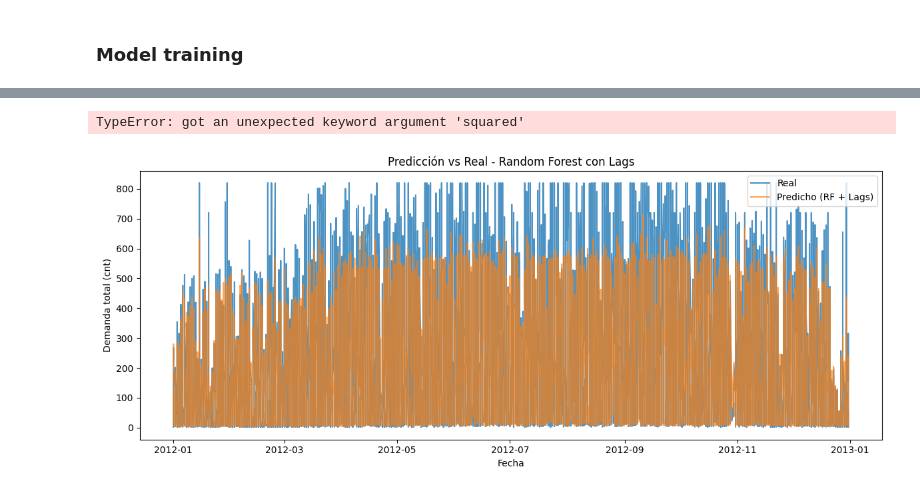
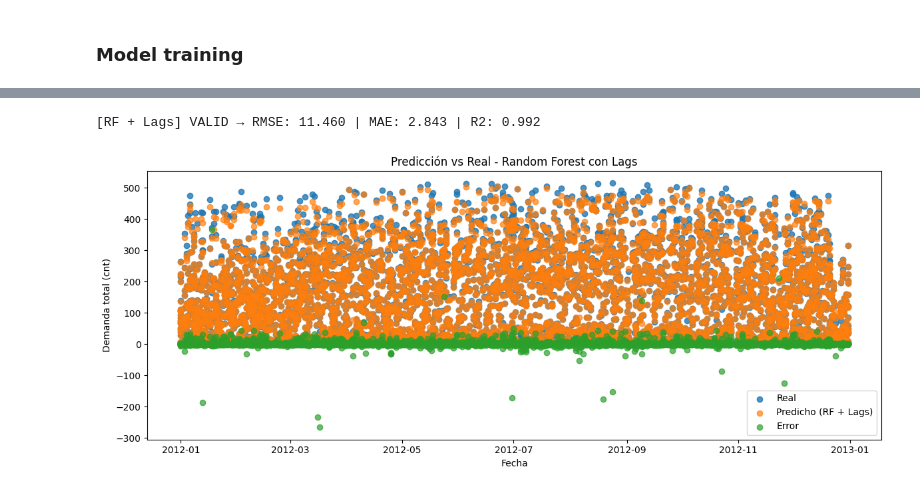
Before and after one commit to alcalderagl/bike_sharing_mlops, a Jupyter notebook: notebooks/02_feature_eng.ipynb, the cells around one changed output, grey strips where cells are left out. Drawn from its saved outputs; the diff is of its cells as text; code cells hidden in the pictures.

```diff
--- a/notebooks/02_feature_eng.ipynb
+++ b/notebooks/02_feature_eng.ipynb
@@ -36,6 +40,7 @@ memory usage: 2.4+ MB
 # fechas
 if not np.issubdtype(df_fe['dteday'].dtype, np.datetime64):
     df_fe['dteday'] = pd.to_datetime(df_fe['dteday'], errors='coerce')
+    df_no_outliers['dteday'] = pd.to_datetime(df_no_outliers['dteday'], errors='coerce')
 
 # datos con tipo de dato entero
 for c in ['season','yr','mnth','hr','holiday','weekday','workingday','weathersit','instant']:
@@ -180,6 +193,7 @@ Name: cnt, dtype: float64
 # %%
 # Eliminar variables redundantes
-to_drop = ['dayofyear', 'atemp', 'wind_sq', 'doy_sin', 'doy_cos']
+#to_drop = ['dayofyear', 'atemp', 'wind_sq', 'doy_sin', 'doy_cos']
+to_drop=['dayofyear','is_weekend','atemp','wind_sq','doy_sin','doy_cos']
 df_selected = df_model.drop(columns=to_drop, errors='ignore')
 
 print("Shape antes:", df_model.shape)
@@ -278,6 +292,13 @@ features_final = [
     'weathersit_2.0', 'weathersit_3.0', 'weathersit_4.0',
     'temp_diff', 'temp_x_hum'
 ]
+
+features_final=[
+    'registered', 'casual', 'hr',
+    'hr_cos','hr_sin','temp',
+    'hum','temp_diff','instant','season',
+    'weekday_3.0','temp_diff','mnth','windspeed'
+]
 # %% [markdown]
 ### Model training
 # %%
@@ -289,6 +310,9 @@ df_m = df_selected.copy()
 df_m['dteday'] = pd.to_datetime(df_m['dteday'], errors='coerce')
 for c in features_final + ['cnt']:
     df_m[c] = pd.to_numeric(df_m[c], errors='coerce')
+
+# Eliminar filas donde 'dteday' es NaT antes de usar .dt
+df_m = df_m.dropna(subset=['dteday'])
 
 # 3) split temporal
 train = df_m[df_m['dteday'].dt.year == 2011].copy()
@@ -396,27 +422,29 @@ y_valid = valid['cnt'].astype(float)
 rf.fit(X_train, y_train)
 pred_rf = rf.predict(X_valid)
 
-rmse = mean_squared_error(y_valid, pred_rf, squared=False)
+rmse = root_mean_squared_error(y_valid, pred_rf)
 mae  = mean_absolute_error(y_valid, pred_rf)
 r2   = r2_score(y_valid, pred_rf)
 
 print(f"[RF + Lags] VALID → RMSE: {rmse:.3f} | MAE: {mae:.3f} | R2: {r2:.3f}")
 # %% [output]
-TypeError: got an unexpected keyword argument 'squared'
+[RF + Lags] VALID → RMSE: 11.460 | MAE: 2.843 | R2: 0.992
 # %%
 import matplotlib.pyplot as plt
 
 plt.figure(figsize=(12,5))
-plt.plot(valid['dteday'], y_valid, label='Real', alpha=0.8)
-plt.plot(valid['dteday'], pred_rf, label='Predicho (RF + Lags)', alpha=0.7)
+plt.scatter(valid['dteday'], y_valid, label='Real', alpha=0.8)
+plt.scatter(valid['dteday'], pred_rf, label='Predicho (RF + Lags)', alpha=0.7)
+plt.scatter(valid['dteday'], y_valid-pred_rf, label='Error', alpha=0.7)
+#plt.errorbar(valid['dteday'], pred_rf, yerr=rmse, fmt='o', color='gray', alpha=0.3, label='Error (RMSE)')
 plt.title('Predicción vs Real - Random Forest con Lags')
 plt.xlabel('Fecha')
 plt.ylabel('Demanda total (cnt)')
 plt.legend()
 plt.tight_layout()
 plt.show()
 # %% [output]
-[figure, old version]
+[figure, new version]
 # %%
 import joblib
 from datetime import datetime
```
Also changed, not shown: parts of 17 cells of this notebook.
